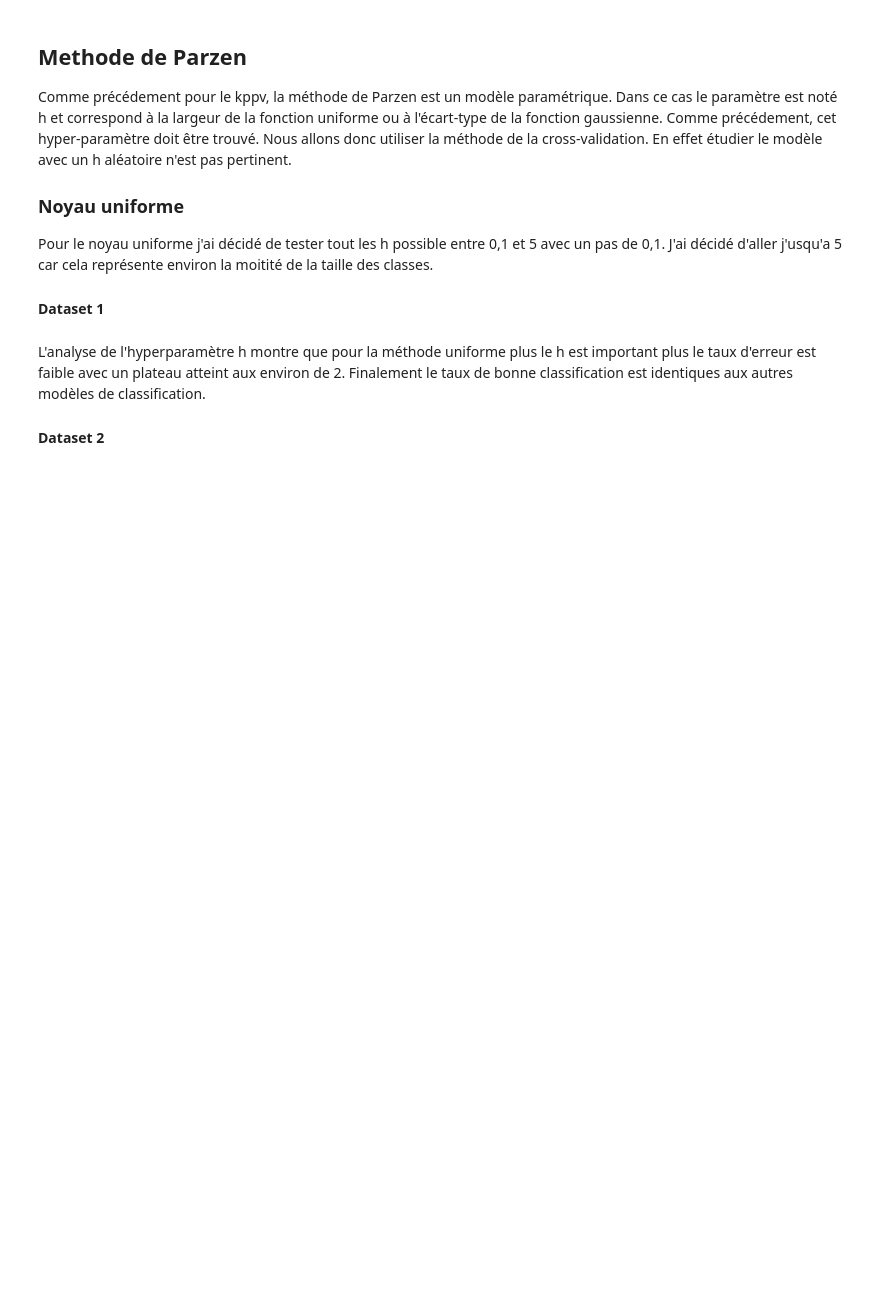
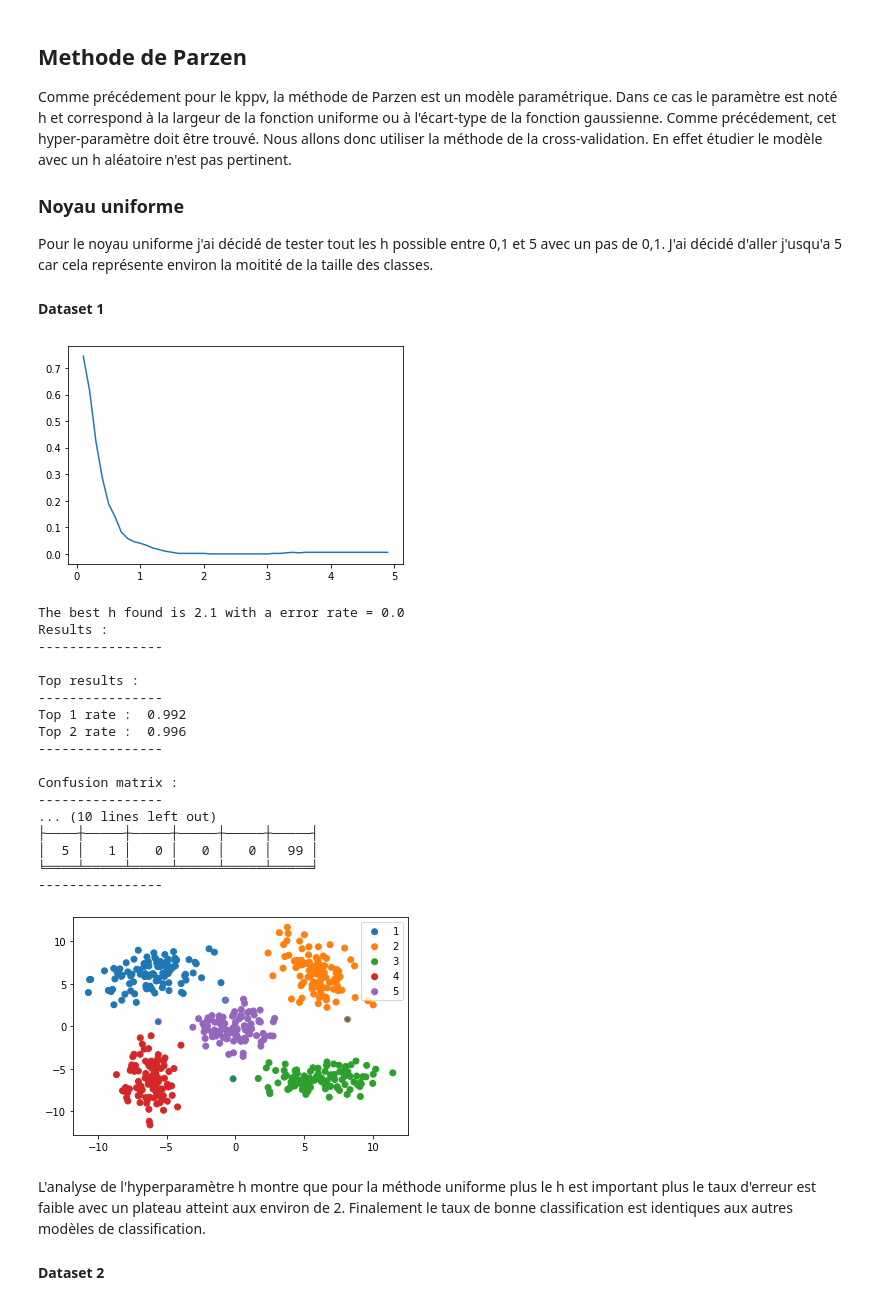
Before and after one commit to RudolphDev/machine_learning, a Jupyter notebook: analysis.ipynb, the cells around one changed output. Saved outputs shown, nothing was run; the diff lists cells and outputs as text; code cells hidden in the pictures; blank space fills up the shorter version.

Commit message:
analyse parzen uniform

```diff
--- a/analysis.ipynb
+++ b/analysis.ipynb
@@ -230,13 +230,33 @@ Comme précédement pour le kppv, la méthode de Parzen est un modèle paramétr
 Pour le noyau uniforme j'ai décidé de tester tout les h possible entre 0,1 et 5 avec un pas de 0,1. J'ai décidé d'aller j'usqu'a 5 car cela représente environ la moitité de la taille des classes.
 #### Dataset 1
 # %%
-# parzen = ParzenModel()
-# h_list = np.arange(0.1, 5, 0.1)
-# parzen.method = "uniform"
-# parzen.get_h_cross_validation(split_data_tp1_app, h_list, 5)
-# parzen.compute_parzen(split_data_tp1_app, split_data_tp1_dec)
-# parzen.print_model_result()
-# parzen.plot_test_data()
+parzen = ParzenModel()
+h_list = np.arange(0.1, 5, 0.1)
+parzen.method = "uniform"
+parzen.get_h_cross_validation(split_data_tp1_app, h_list, 5)
+parzen.compute_parzen(split_data_tp1_app, split_data_tp1_dec)
+parzen.print_model_result()
+parzen.plot_test_data()
+# %% [output]
+[figure, added]
+The best h found is 2.1 with a error rate = 0.0
+Results :
+----------------
+
+Top results :
+----------------
+Top 1 rate :  0.992
+Top 2 rate :  0.996
+----------------
+
+Confusion matrix :
+----------------
+... (10 lines left out)
+├────┼─────┼─────┼─────┼─────┼─────┤
+│  5 │   1 │   0 │   0 │   0 │  99 │
+╘════╧═════╧═════╧═════╧═════╧═════╛
+----------------
+[figure, added]
 # %% [markdown]
 L'analyse de l'hyperparamètre h montre que pour la méthode uniforme plus le h est important plus le taux d'erreur est faible avec un plateau atteint aux environ de 2. Finalement le taux de bonne classification est identiques aux autres modèles de classification.
 #### Dataset 2
```
Also changed, not shown: parts of 10 cells of this notebook, 1 other file.
